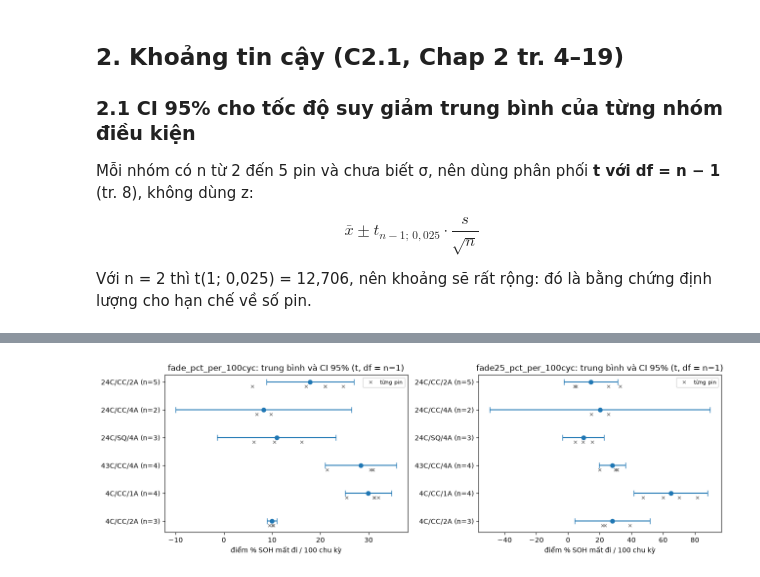
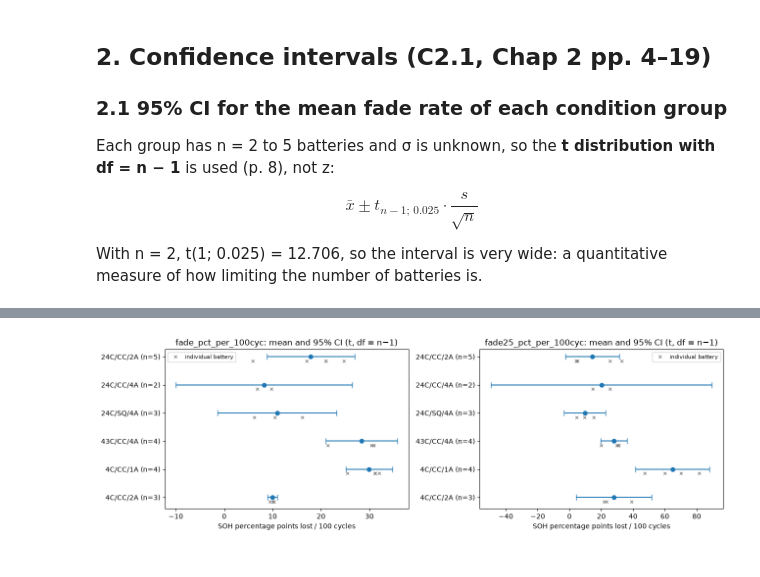
Before and after one commit to Ac-2836/STAT3013.R11.CTTT_Group08, a Jupyter notebook: notebooks/02_inferential.ipynb, the cells around one changed output, grey strips where cells are left out. Cells and saved outputs as stored; diff of their text form; code cells hidden in the pictures.

```diff
--- a/notebooks/02_inferential.ipynb
+++ b/notebooks/02_inferential.ipynb
@@ -77,5 +79,5 @@ Còn lại **21 pin trong 6 nhóm điều kiện**. Mọi số trong notebook đ
 # %%
-EXCLUDE = {"B0054": "tier N (nhiễu)", "B0028": "điều kiện chỉ có 1 pin (SQ 2 A)"}
+EXCLUDE = {"B0054": "tier N (noisy)", "B0028": "only battery of its condition (SQ 2 A)"}
 main = fade[~fade.battery_id.isin(EXCLUDE)].copy()
 LEVELS = ["24C/CC/2A", "24C/CC/4A", "24C/SQ/4A", "43C/CC/4A", "4C/CC/1A", "4C/CC/2A"]
 assert set(main.condition) == set(LEVELS) and len(main) == 21
@@ -95,14 +97,14 @@ groups.round(2)
 | 4C/CC/1A | 4 | B0045, B0046, B0047, B0048 | 29.93 | 3.03 | 64.77 | 14.55 | 13.32 |
 | 4C/CC/2A | 3 | B0053, B0055, B0056 | 9.96 | 0.41 | 27.92 | 9.54 | 17.72 |
 # %% [markdown]
-## 2. Khoảng tin cậy (C2.1, Chap 2 tr. 4–19)
+## 2. Confidence intervals (C2.1, Chap 2 pp. 4–19)
 
-### 2.1 CI 95% cho tốc độ suy giảm trung bình của từng nhóm điều kiện
-Mỗi nhóm có n từ 2 đến 5 pin và chưa biết σ, nên dùng phân phối **t với df = n − 1** (tr. 8), không dùng z:
+### 2.1 95% CI for the mean fade rate of each condition group
+Each group has n = 2 to 5 batteries and σ is unknown, so the **t distribution with df = n − 1** is used (p. 8), not z:
 
-$$\bar{x} \pm t_{n-1;\,0{,}025}\cdot \frac{s}{\sqrt{n}}$$
+$$\bar{x} \pm t_{n-1;\,0.025}\cdot \frac{s}{\sqrt{n}}$$
 
-Với n = 2 thì t(1; 0,025) = 12,706, nên khoảng sẽ rất rộng: đó là bằng chứng định lượng cho hạn chế về số pin.
+With n = 2, t(1; 0.025) = 12.706, so the interval is very wide: a quantitative measure of how limiting the number of batteries is.
 # %%
 ci_rows = []
 for var, col in Y.items():
@@ -132,17 +134,17 @@ ci_table.round(3)
 # %%
 fig, axes = plt.subplots(1, 2, figsize=(13, 4.2), sharey=False)
 for ax, (var, col) in zip(axes, Y.items()):
     t = ci_table[ci_table.variable == col].reset_index(drop=True)
     ax.errorbar(t["mean"], range(len(t)), xerr=t.half_width, fmt="o", capsize=4)
     pts = main[[col, "condition"]]
-    ax.plot(pts[col], [LEVELS.index(c) + 0.15 for c in pts.condition], "x", color="gray", ms=5, label="từng pin")
+    ax.plot(pts[col], [LEVELS.index(c) + 0.15 for c in pts.condition], "x", color="gray", ms=5, label="individual battery")
     ax.set_yticks(range(len(t)), [f"{c} (n={n})" for c, n in zip(t.condition, t.n)])
     ax.invert_yaxis()
-    ax.set_xlabel("điểm % SOH mất đi / 100 chu kỳ")
-    ax.set_title(f"{col}: trung bình và CI 95% (t, df = n−1)")
+    ax.set_xlabel("SOH percentage points lost / 100 cycles")
+    ax.set_title(f"{col}: mean and 95% CI (t, df = n−1)")
     ax.legend(fontsize=8)
 fig.tight_layout()
 fig.savefig(FIG / "inf_01_ci_by_condition.png", dpi=150)
 plt.show()
 # %% [output]
-[figure, old version]
+[figure, new version]
```
Also changed, not shown: parts of 35 cells of this notebook, 5 other files.
